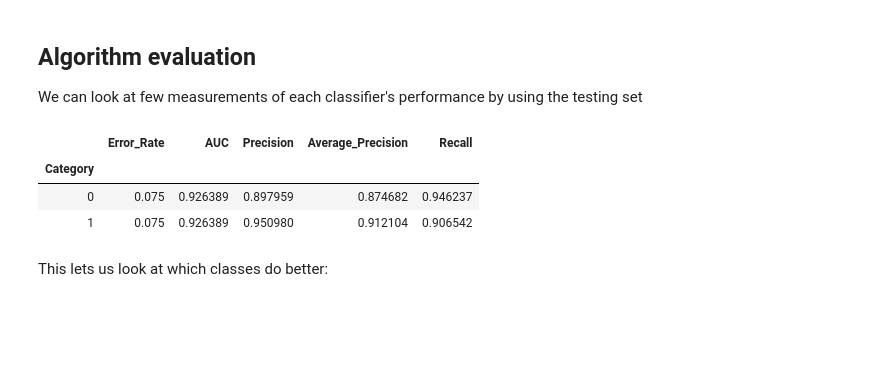
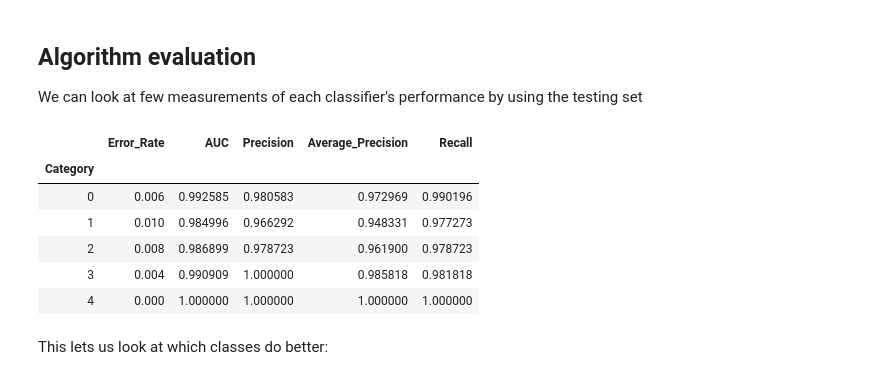
Before and after one commit to rkcatipon/Content-Analysis-2020, a Jupyter notebook: week-3/3-Classification.ipynb, the cells around one changed output. Drawn from its saved outputs; the diff is of its cells as text; code cells hidden in the pictures; blank space fills up the shorter version.

```diff
--- a/week-3/3-Classification.ipynb
+++ b/week-3/3-Classification.ipynb
@@ -69,8 +69,8 @@ noise = .2
 #dfTrain, dfTest = lucem_illud_2020.trainTestSplit(lucem_illud_2020.random())
 #dfTrain, dfTest = lucem_illud_2020.trainTestSplit(lucem_illud_2020.andSplit(noise))
 #dfTrain, dfTest = lucem_illud_2020.trainTestSplit(lucem_illud_2020.xorSplit(noise)) #Please try this one
-dfTrain, dfTest = lucem_illud_2020.trainTestSplit(lucem_illud_2020.targetSplit(noise))
-#dfTrain, dfTest = lucem_illud_2020.trainTestSplit(lucem_illud_2020.multiBlobs(noise))
+#dfTrain, dfTest = lucem_illud_2020.trainTestSplit(lucem_illud_2020.targetSplit(noise))
+dfTrain, dfTest = lucem_illud_2020.trainTestSplit(lucem_illud_2020.multiBlobs(noise))
 # %% [markdown]
 We can easily visualize the rendered datasets because they are generated in two dimensions.
 # %%
@@ -92,7 +95,7 @@ Uncomment (remove the # in front of) each algorithm one at a time, then run the
 #Analogizes
 #clf = sklearn.svm.SVC(kernel = 'linear', probability = True) #slow, set probability = False to speed up
 #clf = sklearn.svm.SVC(kernel = 'poly', degree = 3, probability = True) #slower
-#clf = sklearn.neighbors.KNeighborsClassifier(5, weights='distance')# k, 'distance' or 'uniform'
+clf = sklearn.neighbors.KNeighborsClassifier(5, weights='distance')# k, 'distance' or 'uniform'
 
 #Classical Regression
 #clf = sklearn.linear_model.LogisticRegression()
@@ -105,7 +108,7 @@ Uncomment (remove the # in front of) each algorithm one at a time, then run the
 #clf = sklearn.neural_network.MLPClassifier()
 
 #Ensemble
-clf = sklearn.ensemble.GradientBoostingClassifier()
+#clf = sklearn.ensemble.GradientBoostingClassifier()
 # %% [markdown]
 Now we fit the model by giving it our training data
 # %%
@@ -136,12 +134,16 @@ Name: vect, Length: 1279, dtype: object
 
 We can look at few measurements of each classifier's performance by using the testing set
 # %%
-lucem_illud_2020.evaluateClassifier(clf, dfTest)
+df = lucem_illud_2020.evaluateClassifier(clf, dfTest)
+df
 # %% [output]
 |  | Error_Rate | AUC | Precision | Average_Precision | Recall |
 | Category |  |  |  |  |  |
-| 0 | 0.075 | 0.926389 | 0.897959 | 0.874682 | 0.946237 |
-| 1 | 0.075 | 0.926389 | 0.950980 | 0.912104 | 0.906542 |
+| 0 | 0.006 | 0.992585 | 0.980583 | 0.972969 | 0.990196 |
+| 1 | 0.010 | 0.984996 | 0.966292 | 0.948331 | 0.977273 |
+| 2 | 0.008 | 0.986899 | 0.978723 | 0.961900 | 0.978723 |
+| 3 | 0.004 | 0.990909 | 1.000000 | 0.985818 | 0.981818 |
+| 4 | 0.000 | 1.000000 | 1.000000 | 1.000000 | 1.000000 |
 # %% [markdown]
 This lets us look at which classes do better:
 # %%
```
Also changed, not shown: parts of 23 cells of this notebook.
